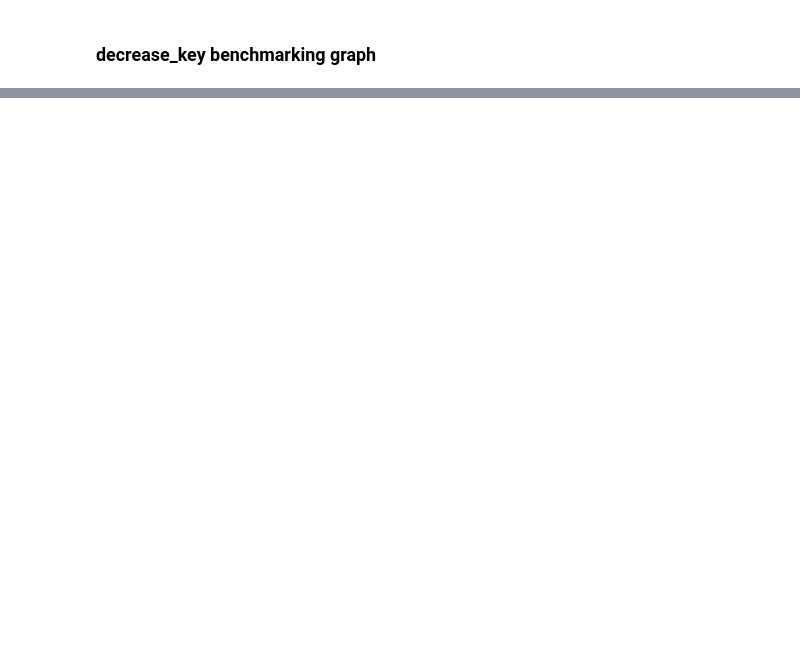
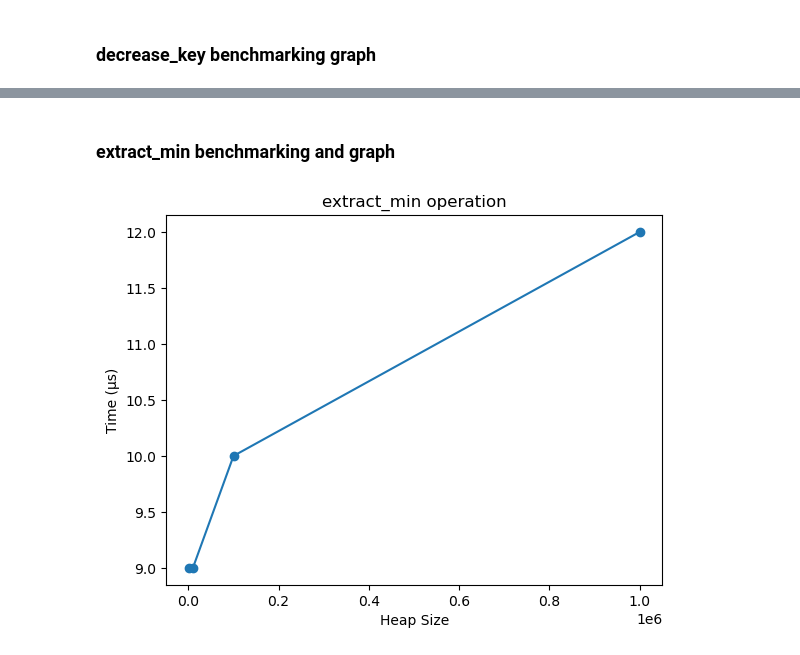
Before and after one commit to littond/CSC3310-FinalProgram, a Jupyter notebook: final_program.ipynb, the cells around one changed output, grey strips where cells are left out. Saved outputs shown, nothing was run; the diff lists cells and outputs as text; code cells hidden in the pictures; blank space fills up the shorter version.

```diff
--- a/final_program.ipynb
+++ b/final_program.ipynb
@@ -468,0 +449,30 @@ plt.legend()
+# %% [markdown]
+### extract_min benchmarking and graph
+# %%
+def seconds_to_microseconds(seconds):
+    return int(seconds * 10**6)
+
+def benchmark_extract_min(heap_sizes):
+    extract_min_times = []
+    for size in heap_sizes:
+        heap = FibonacciHeap()
+        for n in range(size):
+            heap.insert(n)
+        repetitions = int(size/2)
+        start_time = time.perf_counter()
+        for _ in range(repetitions):
+            heap.extract_min().key
+        end_time = time.perf_counter()
+        extract_min_time = (end_time - start_time) / repetitions
+        extract_min_times.append(seconds_to_microseconds(extract_min_time))
+    return extract_min_times
+
+heap_sizes = [1000, 10000, 100000, 1000000]
+extract_min_times = benchmark_extract_min(heap_sizes)
+plt.plot(heap_sizes, extract_min_times, marker='o')
+plt.xlabel('Heap Size')
+plt.ylabel('Time (µs)')
+plt.title('extract_min operation')
+plt.show()
+# %% [output]
+[figure, added]
```
Also changed, not shown: parts of 6 cells of this notebook.
